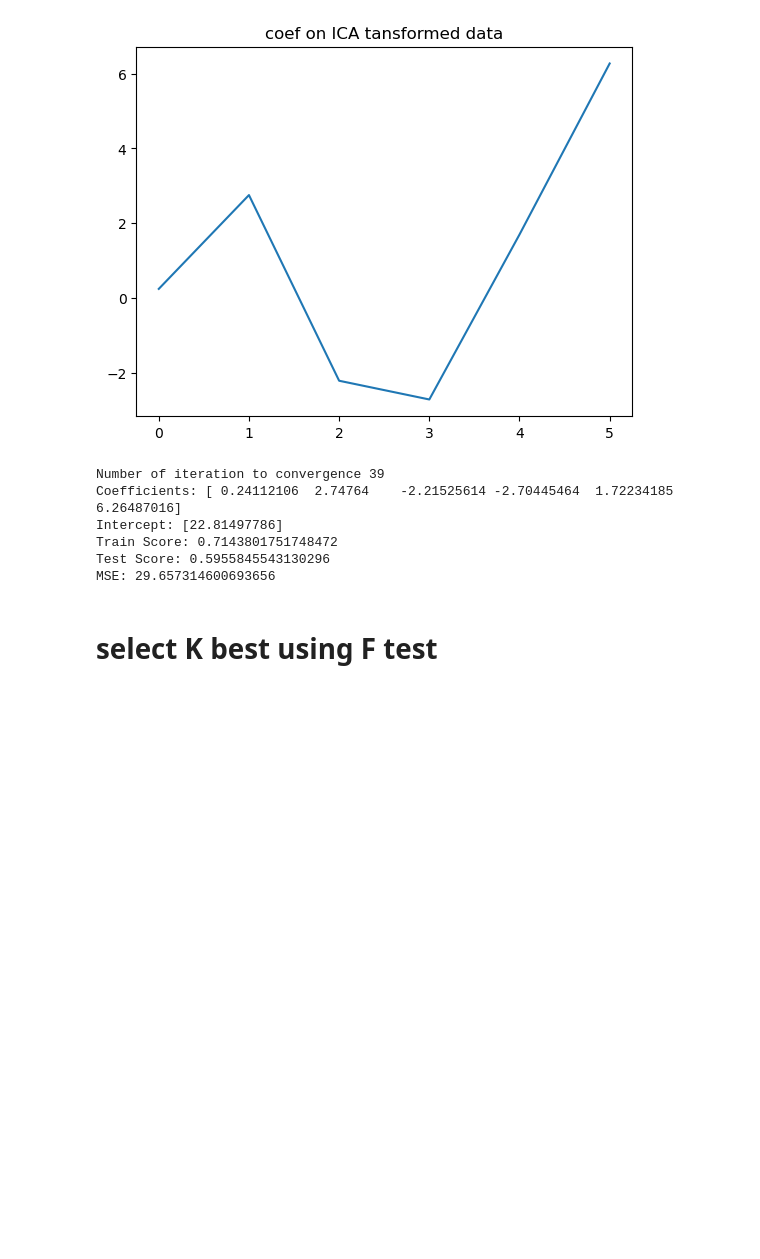
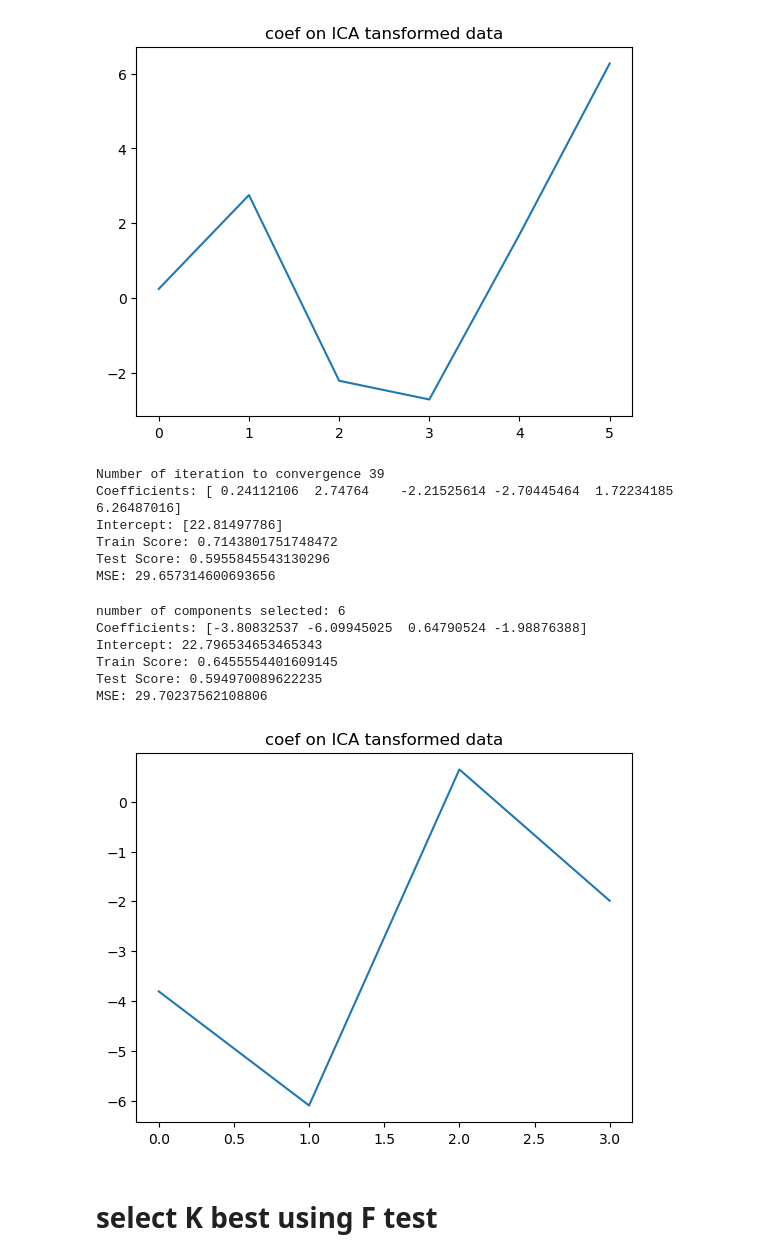
Before and after one commit to aliasghar892/datamining_featureExtraction, a Jupyter notebook: regression.ipynb, the cells around one changed output. Saved outputs shown, nothing was run; the diff lists cells and outputs as text; code cells hidden in the pictures; blank space fills up the shorter version.

```diff
--- a/regression.ipynb
+++ b/regression.ipynb
@@ -349,6 +371,31 @@ Intercept: [22.81497786]
 Train Score: 0.7143801751748472
 Test Score: 0.5955845543130296
 MSE: 29.657314600693656
+# %%
+ica = FastICA(n_components=4,random_state=42,max_iter=10000)  # choose n comp as half of the features
+X_train_ica = ica.fit_transform(X_train_scaled)
+X_test_ica = ica.transform(X_test_scaled)
+
+print("number of components selected:", int(X_train.shape[1]/2))
+lin_reg = LinearRegression()
+lin_reg.fit(X_train_ica, y_train)
+
+print("Coefficients:", lin_reg.coef_)
+print("Intercept:", lin_reg.intercept_)
+print("Train Score:", lin_reg.score(X_train_ica, y_train))
+print("Test Score:", lin_reg.score(X_test_ica, y_test))
+print("MSE:", mean_squared_error(y_test,lin_reg.predict(X_test_ica)))
+plt.plot(lin_reg.coef_)
+plt.title("coef on ICA tansformed data")
+plt.show()
+# %% [output]
+number of components selected: 6
+Coefficients: [-3.80832537 -6.09945025  0.64790524 -1.98876388]
+Intercept: 22.796534653465343
+Train Score: 0.6455554401609145
+Test Score: 0.594970089622235
+MSE: 29.70237562108806
+[figure, added]
 # %% [markdown]
 # select K best using F test
 # %%
```
Also changed, not shown: parts of 5 cells of this notebook.
